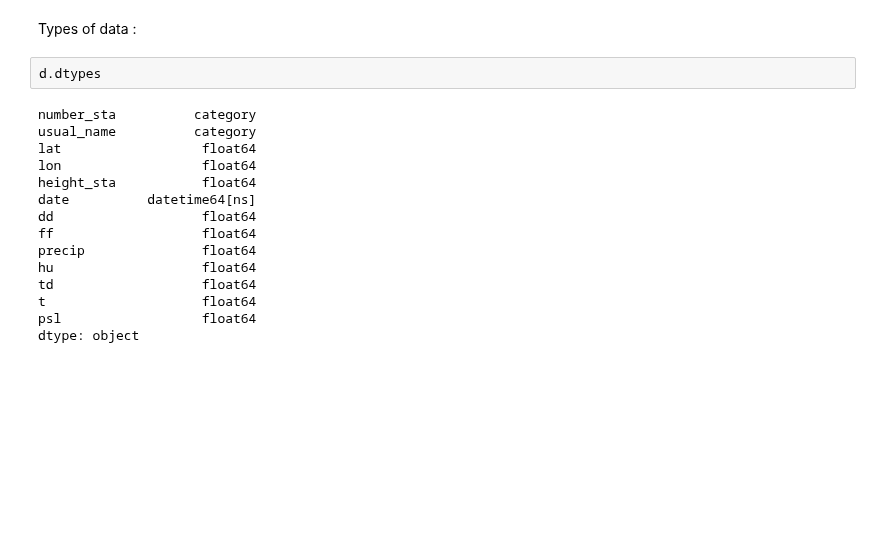
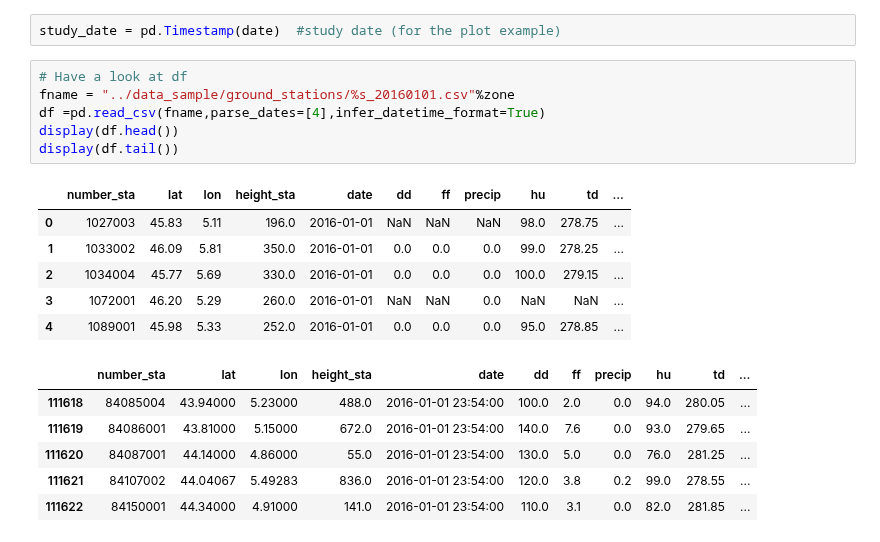
Before and after one commit to meteofrance/meteonet, a Jupyter notebook: data_exploration/ground_stations/open_ground_stations.ipynb, the cells around one changed output. Drawn from its saved outputs; the diff is of its cells as text; blank space fills up the shorter version.

```diff
--- a/data_exploration/ground_stations/open_ground_stations.ipynb
+++ b/data_exploration/ground_stations/open_ground_stations.ipynb
@@ -110,19 +47,21 @@ d
-# %% [markdown]
-Types of data :
-# %%
-d.dtypes
-# %% [output]
-number_sta          category
-usual_name          category
-lat                  float64
-lon                  float64
-height_sta           float64
-date          datetime64[ns]
-dd                   float64
-ff                   float64
-precip               float64
-hu                   float64
-td                   float64
-t                    float64
-psl                  float64
-dtype: object
+# %%
+study_date = pd.Timestamp(date)  #study date (for the plot example)
+# %%
+# Have a look at df
+fname = "../data_sample/ground_stations/%s_20160101.csv"%zone
+df =pd.read_csv(fname,parse_dates=[4],infer_datetime_format=True)
+display(df.head())
+display(df.tail())
+# %% [output]
+|  | number_sta | lat | lon | height_sta | date | dd | ff | precip | hu | td | ... |
+| 0 | 1027003 | 45.83 | 5.11 | 196.0 | 2016-01-01 | NaN | NaN | NaN | 98.0 | 278.75 | ... |
+| 1 | 1033002 | 46.09 | 5.81 | 350.0 | 2016-01-01 | 0.0 | 0.0 | 0.0 | 99.0 | 278.25 | ... |
+| 2 | 1034004 | 45.77 | 5.69 | 330.0 | 2016-01-01 | 0.0 | 0.0 | 0.0 | 100.0 | 279.15 | ... |
+| 3 | 1072001 | 46.20 | 5.29 | 260.0 | 2016-01-01 | NaN | NaN | 0.0 | NaN | NaN | ... |
+| 4 | 1089001 | 45.98 | 5.33 | 252.0 | 2016-01-01 | 0.0 | 0.0 | 0.0 | 95.0 | 278.85 | ... |
+|  | number_sta | lat | lon | height_sta | date | dd | ff | precip | hu | td | ... |
+| 111618 | 84085004 | 43.94000 | 5.23000 | 488.0 | 2016-01-01 23:54:00 | 100.0 | 2.0 | 0.0 | 94.0 | 280.05 | ... |
+| 111619 | 84086001 | 43.81000 | 5.15000 | 672.0 | 2016-01-01 23:54:00 | 140.0 | 7.6 | 0.0 | 93.0 | 279.65 | ... |
+| 111620 | 84087001 | 44.14000 | 4.86000 | 55.0 | 2016-01-01 23:54:00 | 130.0 | 5.0 | 0.0 | 76.0 | 281.25 | ... |
+| 111621 | 84107002 | 44.04067 | 5.49283 | 836.0 | 2016-01-01 23:54:00 | 120.0 | 3.8 | 0.2 | 99.0 | 278.55 | ... |
+| 111622 | 84150001 | 44.34000 | 4.91000 | 141.0 | 2016-01-01 23:54:00 | 110.0 | 3.1 | 0.0 | 82.0 | 281.85 | ... |
```
Also changed, not shown: parts of 13 cells of this notebook, 1 other file.
